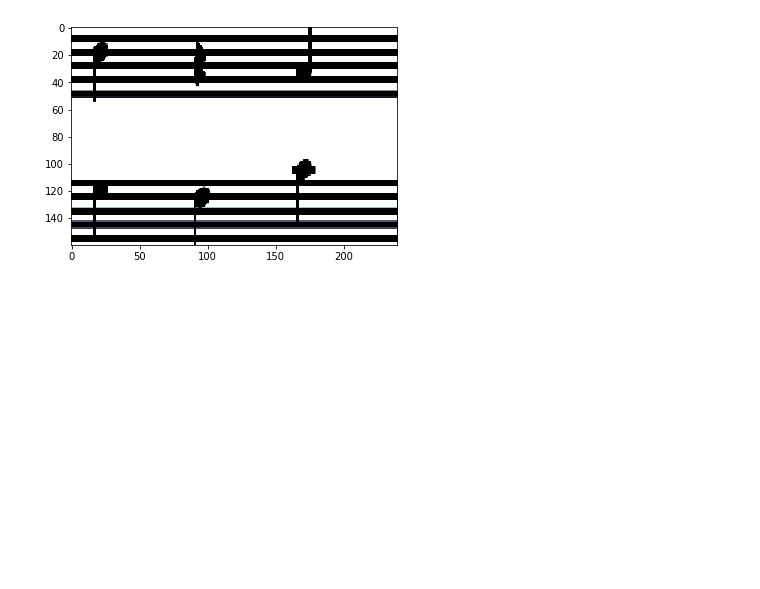
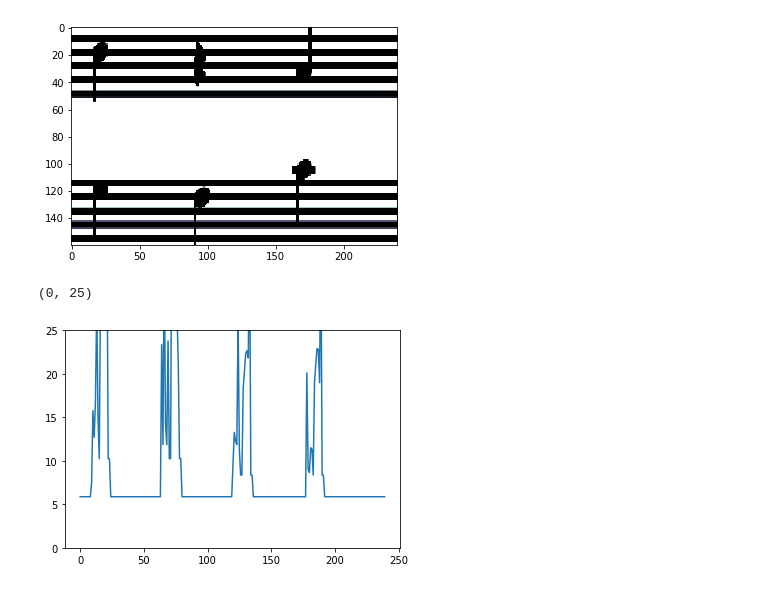
Before and after one commit to kevindonoghue/music-score-converter-quarters, a Jupyter notebook: msc/generation/image_augmentation_exploration.ipynb, the cells around one changed output. Cells and saved outputs as stored; diff of their text form; code cells hidden in the pictures; blank space fills up the shorter version.

Commit message:
restructured directory and added image processing files

```diff
--- a/measure_generation/image_augmentation_exploration.ipynb
+++ b/msc/generation/image_augmentation_exploration.ipynb
@@ -132,3 +132,15 @@ plt.imshow(b, cmap='bone_r')
 # %% [output]
 <matplotlib.image.AxesImage at 0x...>
 [figure]
+# %%
+n = np.random.randint(x.shape[0])
+x = image_data[n]/255
+column_averages = x.sum(axis=0)
+lower_bound = 3/8
+upper_bound = 5/8
+white_rows = np.where(column_averages == 0)
+plt.plot(column_averages)
+plt.ylim(0, 25)
+# %% [output]
+(0, 25)
+[figure, added]
```
Also changed, not shown: parts of 1 cell of this notebook, 29 other files.
